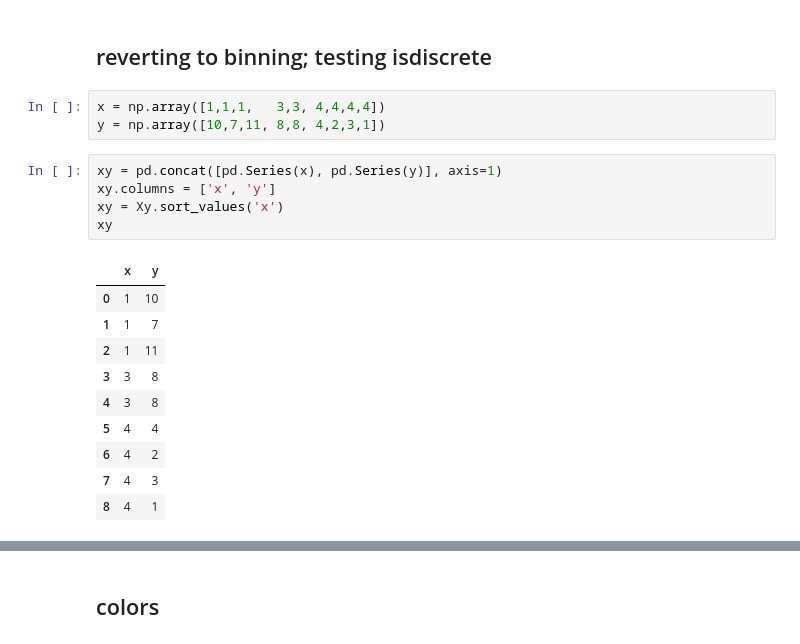
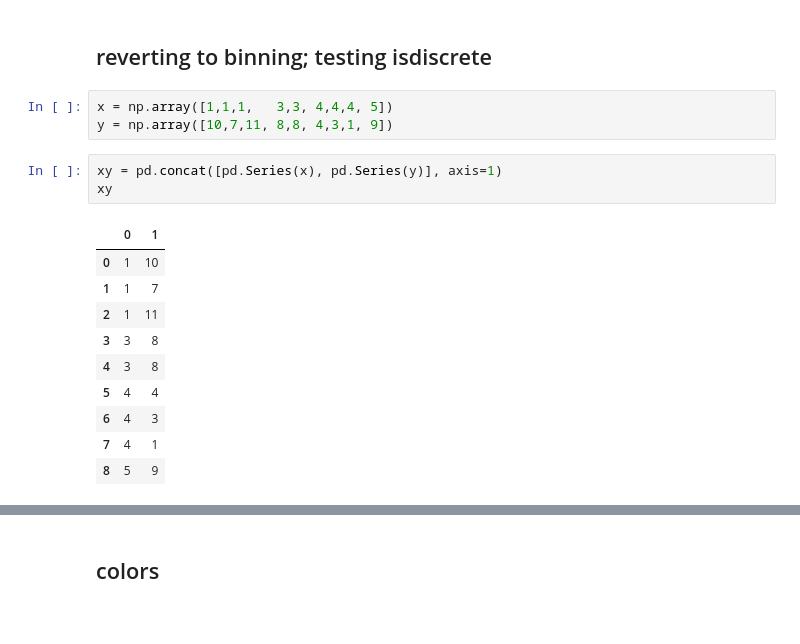
Before and after one commit to parrt/stratx, a Jupyter notebook: notebooks/playground.ipynb, the cells around one changed output, grey strips where cells are left out. Drawn from its saved outputs; the diff is of its cells as text.

```diff
--- a/notebooks/playground.ipynb
+++ b/notebooks/playground.ipynb
@@ -713,21 +713,19 @@ plt.show()
 # %% [markdown]
 ## reverting to binning; testing isdiscrete
 # %%
-x = np.array([1,1,1,   3,3, 4,4,4,4])
-y = np.array([10,7,11, 8,8, 4,2,3,1])
+x = np.array([1,1,1,   3,3, 4,4,4, 5])
+y = np.array([10,7,11, 8,8, 4,3,1, 9])
 # %%
 xy = pd.concat([pd.Series(x), pd.Series(y)], axis=1)
-xy.columns = ['x', 'y']
-xy = Xy.sort_values('x')
 xy
 # %% [output]
-|  | x | y |
+|  | 0 | 1 |
 | 0 | 1 | 10 |
 | 1 | 1 | 7 |
 | 2 | 1 | 11 |
 | 3 | 3 | 8 |
 | 4 | 3 | 8 |
 | 5 | 4 | 4 |
-| 6 | 4 | 2 |
-| 7 | 4 | 3 |
-| 8 | 4 | 1 |
+| 6 | 4 | 3 |
+| 7 | 4 | 1 |
+| 8 | 5 | 9 |
```
Also changed, not shown: parts of 11 cells of this notebook, 3 other files.
